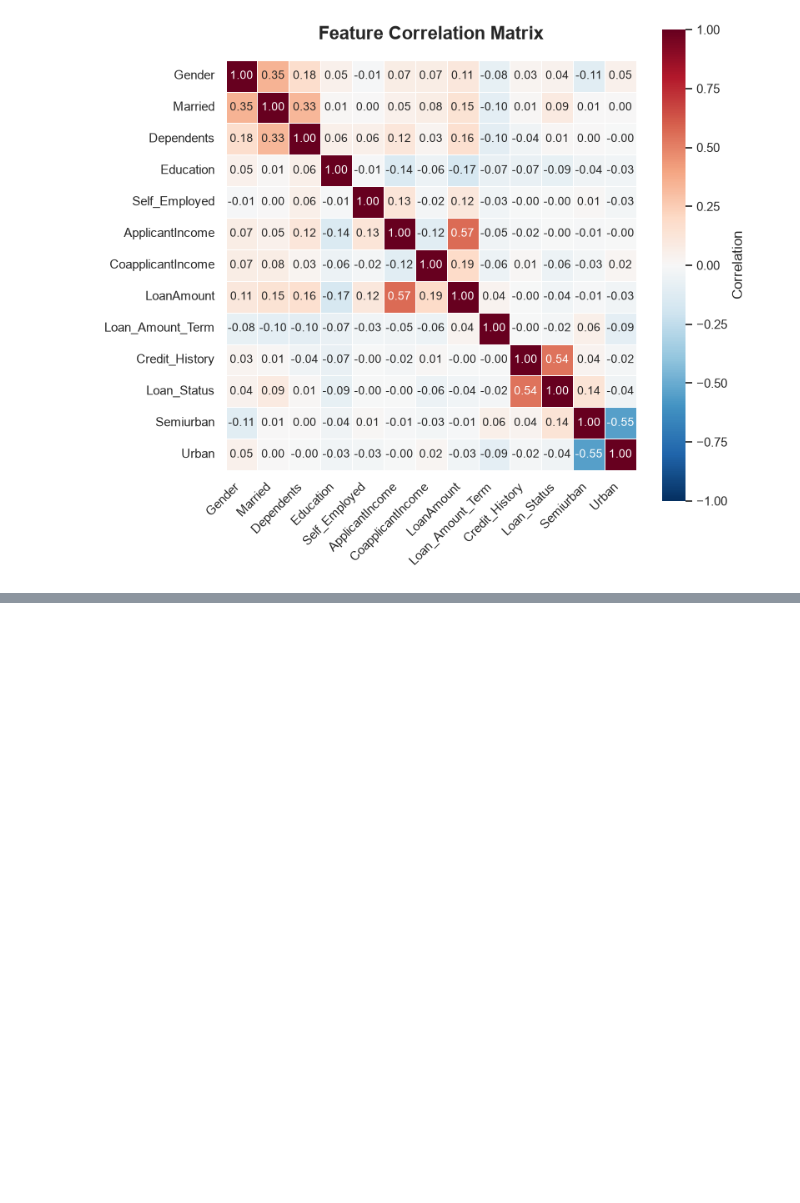
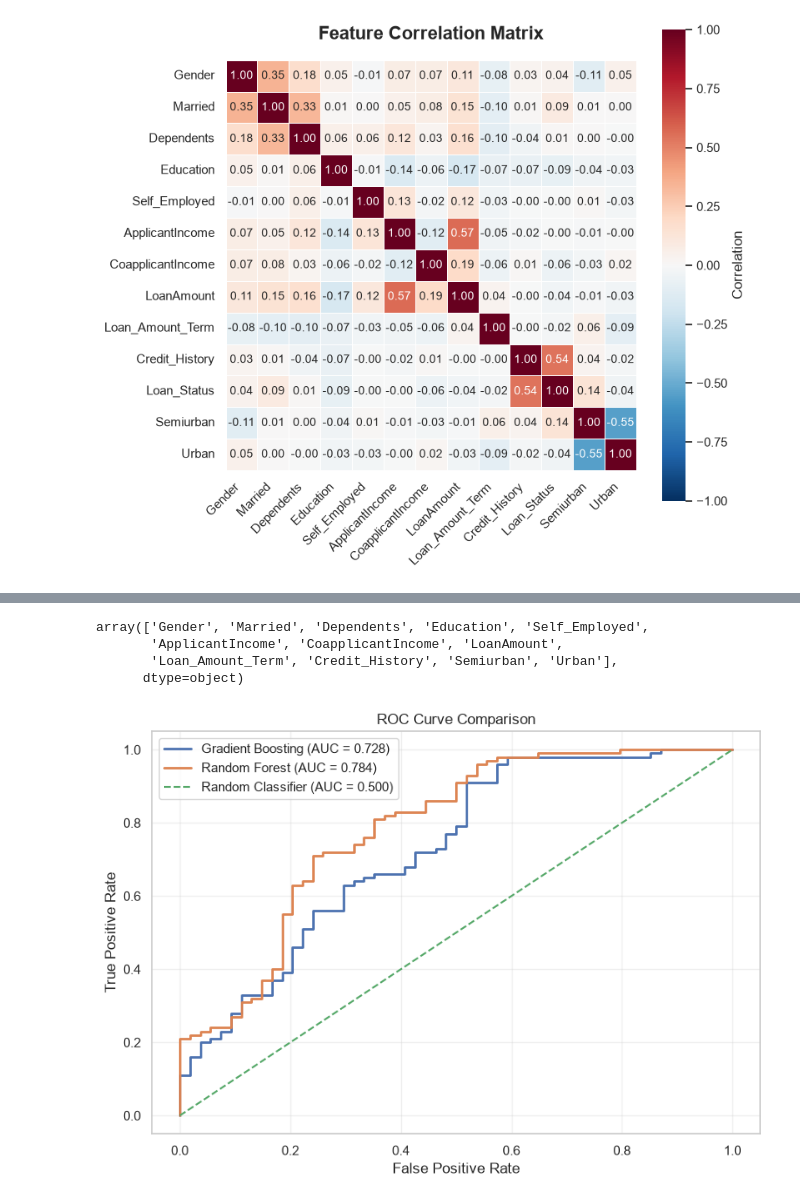
Before and after one commit to manish9857/loan_prediction, a Jupyter notebook: loan_preditction.ipynb, the cells around one changed output, grey strips where cells are left out. Drawn from its saved outputs; the diff is of its cells as text; code cells hidden in the pictures; blank space fills up the shorter version.

Commit message:
Complete prediction with app

```diff
--- a/loan_preditction.ipynb
+++ b/loan_preditction.ipynb
@@ -371,0 +390,6 @@ plt.show()
+# %%
+X = df_loan1[[x for x in df_loan1.columns if x !="Loan_Status"]]
+y = df_loan1['Loan_Status']
+
+X_train, X_test, y_train, y_test = train_test_split(X,y, test_size=0.25, random_state=42)
+print(f"X_train: {X_train.shape}, y_test: {y_train.shape}, X_test: {X_test.shape}, y_test: {y_test.shape}")
@@ -371,0 +398,6 @@ plt.show()
+# %%
+cv = StratifiedKFold(
+    n_splits=5,
+    shuffle=True,
+    random_state=42
+)
@@ -371,0 +462,46 @@ plt.show()
+# %%
+clf_rf.feature_names_in_
+# %% [output]
+array(['Gender', 'Married', 'Dependents', 'Education', 'Self_Employed',
+       'ApplicantIncome', 'CoapplicantIncome', 'LoanAmount',
+       'Loan_Amount_Term', 'Credit_History', 'Semiurban', 'Urban'],
+      dtype=object)
+# %%
+models = {
+    "Gradient Boosting": clf_gb,
+    "Random Forest": clf_rf
+}
+
+results = {}
+
+plt.figure(figsize=(9, 6))
+
+for name, model in models.items():
+
+    y_pred = model.predict(X_test)
+    y_prob = model.predict_proba(X_test)[:, 1]
+
+    results[name] = {
+        "Accuracy": accuracy_score(y_test, y_pred),
+        "Precision": precision_score(y_test, y_pred),
+        "Recall": recall_score(y_test, y_pred),
+        "F1 Score": f1_score(y_test, y_pred),
+        "ROC-AUC": roc_auc_score(y_test, y_prob)
+    }
+
+    fpr, tpr, thresholds = roc_curve(y_test, y_prob)
+
+    plt.plot(fpr, tpr, linewidth=2, label=f"{name} (AUC = {results[name]['ROC-AUC']:.3f})"
+    )
+
+plt.plot([0, 1], [0, 1], linestyle="--", label="Random Classifier (AUC = 0.500)"
+)
+
+plt.xlabel("False Positive Rate")
+plt.ylabel("True Positive Rate")
+plt.title("ROC Curve Comparison")
+plt.legend()
+plt.grid(alpha=0.3)
+plt.show()
+# %% [output]
+[figure, added]
```
Also changed, not shown: parts of 9 cells of this notebook, 2 other files.
